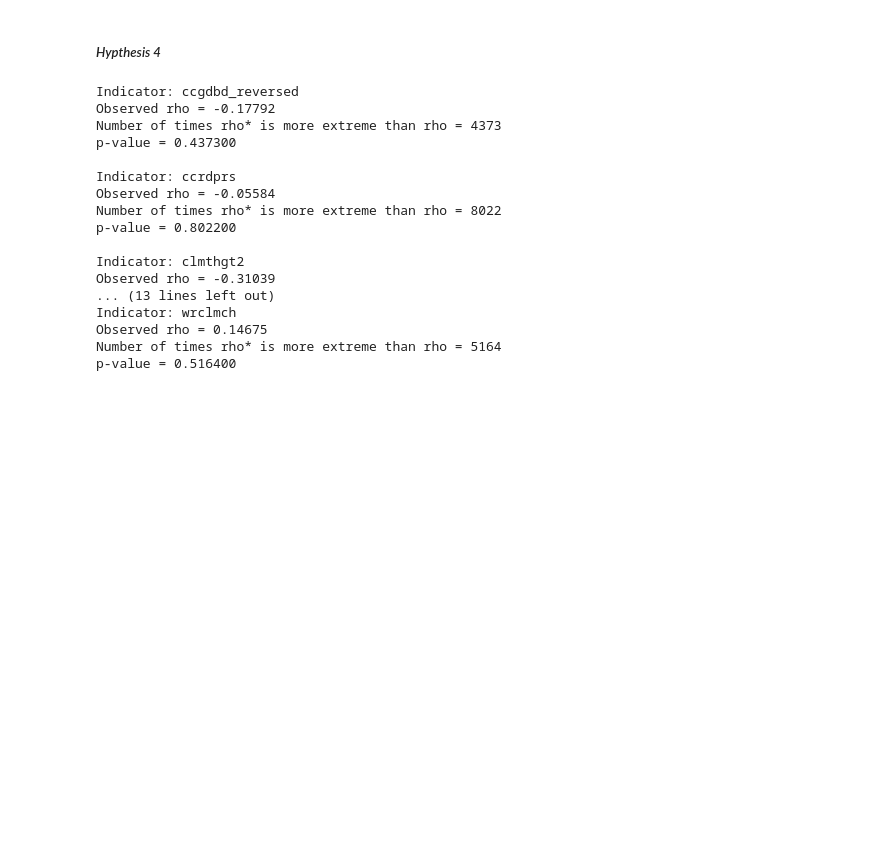
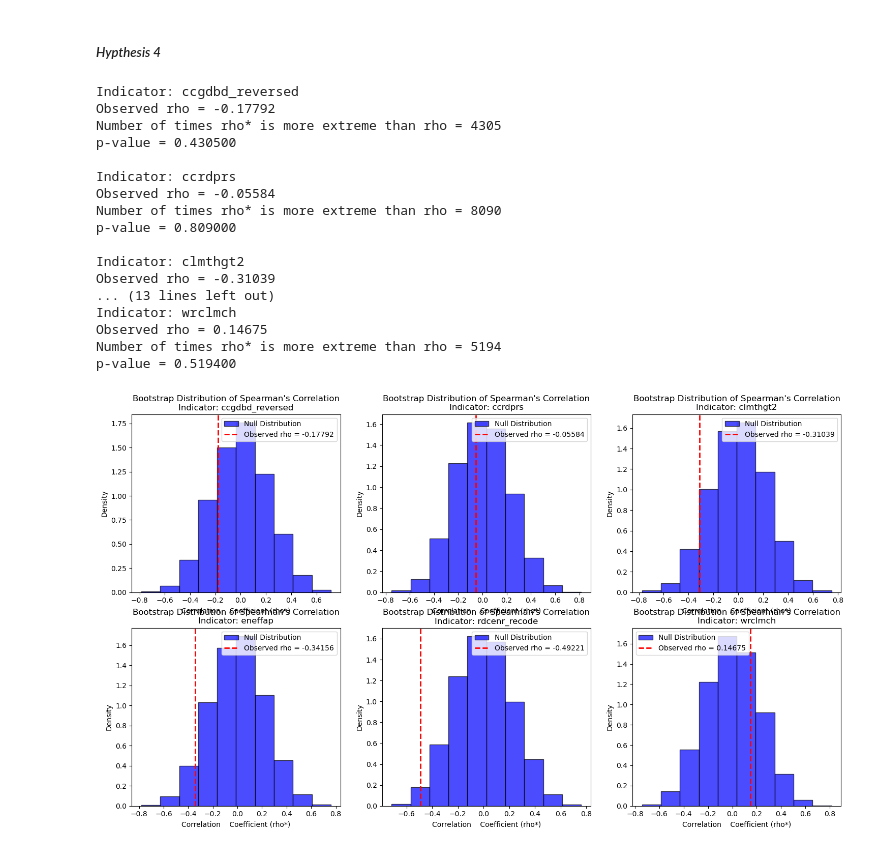
Before and after one commit to aziz-usenov1/ESG-Analysis, a Jupyter notebook: esg_analysis.ipynb, the cells around one changed output. Cells and saved outputs as stored; diff of their text form; code cells hidden in the pictures; blank space fills up the shorter version.

```diff
--- a/esg_analysis.ipynb
+++ b/esg_analysis.ipynb
@@ -1331,40 +1327,53 @@ B = 10000
 
 final_results = {}
 
-for indicator, group_data in all_differences.groupby('indicator'):
+fig, axes = plt.subplots(2,3, figsize=(18,10))
+
+axes = axes.flatten()
+
+for i, (indicator, group_data) in enumerate(all_differences.groupby('indicator')):
     print(f"\nIndicator: {indicator}")
 
     rho_values, _ = stats.spearmanr(group_data[edu_column], group_data['difference'])
 
     permutation_r = []
 
     # shuffled correlations
     for b in range(B):
         shuffled_y = group_data['difference'].sample(frac=1).reset_index(drop=True)
         r, _ = stats.spearmanr(group_data[edu_column], shuffled_y)
         permutation_r.append(r)
 
     nb_moreextreme_r = sum([1 for r in permutation_r if abs(r) > abs(rho_values)])
     pvalue = nb_moreextreme_r / B
 
     print('Observed rho = %.5f' % rho_values)
     print('Number of times rho* is more extreme than rho = %d' % nb_moreextreme_r)
     print('p-value = %f' % pvalue)
+
+    ax = axes[i]
+    ax.hist(permutation_r, color='blue', edgecolor='black', alpha=0.7, density=True, label='Null Distribution')
+    ax.axvline(x=rho_values, color='red', linestyle='--', linewidth=2, label=f'Observed rho = {rho_values:.5f}')
+    ax.set_title(f"Bootstrap Distribution of Spearman's Correlation\nIndicator: {indicator}")
+    ax.set_xlabel("Correlation    Coefficient (rho*)")
+    ax.set_ylabel("Density")
+    ax.legend()
 # %% [output]
 Indicator: ccgdbd_reversed
 Observed rho = -0.17792
-Number of times rho* is more extreme than rho = 4373
-p-value = 0.437300
+Number of times rho* is more extreme than rho = 4305
+p-value = 0.430500
 
 Indicator: ccrdprs
 Observed rho = -0.05584
-Number of times rho* is more extreme than rho = 8022
-p-value = 0.802200
+Number of times rho* is more extreme than rho = 8090
+p-value = 0.809000
 
 Indicator: clmthgt2
 Observed rho = -0.31039
 ... (13 lines left out)
 Indicator: wrclmch
 Observed rho = 0.14675
-Number of times rho* is more extreme than rho = 5164
-p-value = 0.516400
+Number of times rho* is more extreme than rho = 5194
+p-value = 0.519400
+[figure, added]
```
Also changed, not shown: parts of 6 cells of this notebook.
